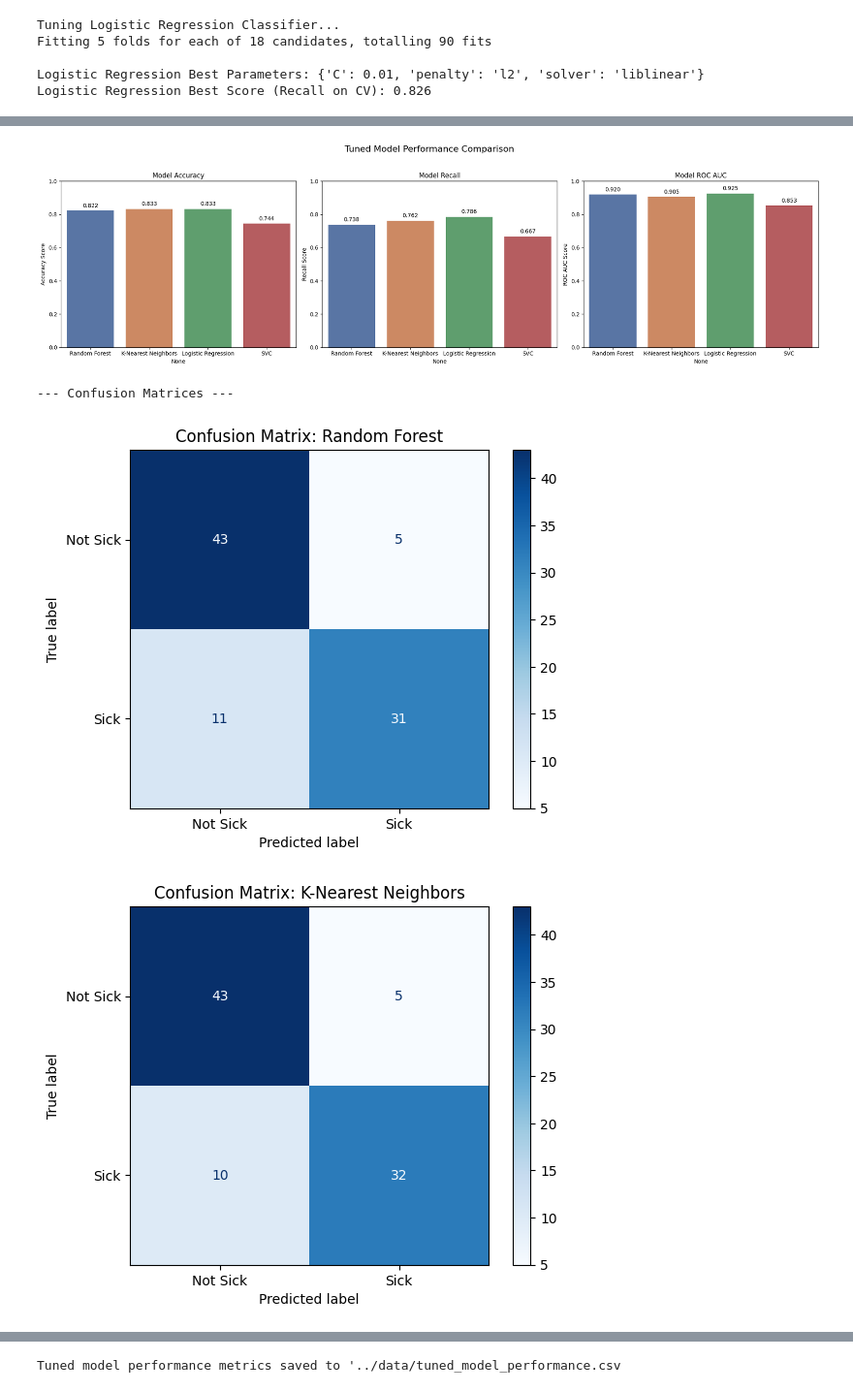
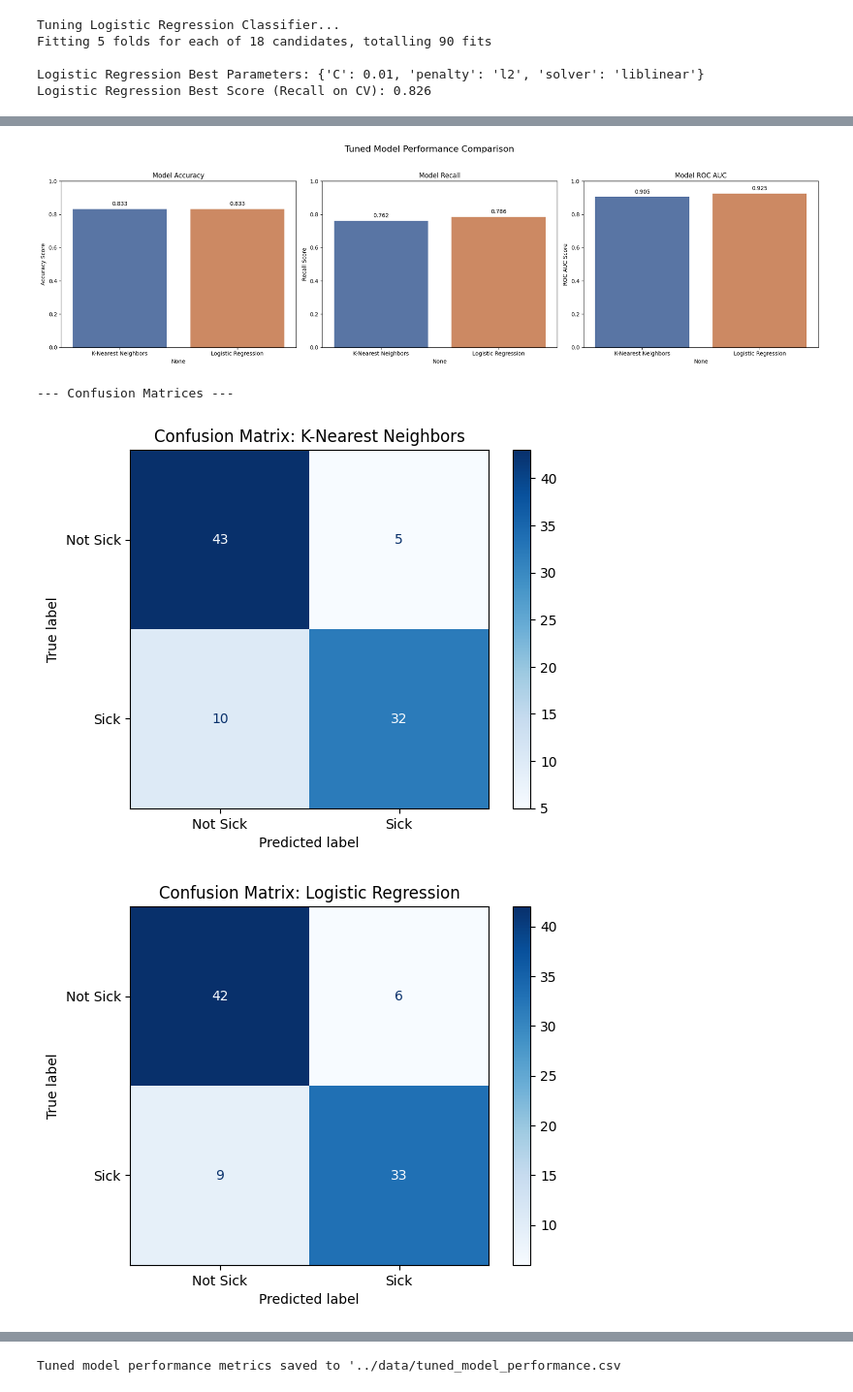
Before and after one commit to PaoloWalsh/medical-diagnosis-aid, a Jupyter notebook: notebooks/heart-data-machine-learning.ipynb, the cells around one changed output, grey strips where cells are left out. Shown at 97% size. Cells and saved outputs as stored; diff of their text form; code cells hidden in the pictures.

Commit message:
remove unused models

```diff
--- a/notebooks/heart-data-machine-learning.ipynb
+++ b/notebooks/heart-data-machine-learning.ipynb
@@ -155,27 +155,15 @@ X_test_scaled_df = pd.DataFrame(X_test_scaled, columns=X_test.columns, index=X_t
 # %% [markdown]
 We will train several classification models: RandomForestClassifier (scale-insensitive), KNeighborsClassifier, LogisticRegression, and Support Vector Classifier (SVC) (scale-sensitive).
 # %%
-# 1. Random Forest Classifier (Scale-Insensitive)
-print("Training Random Forest Classifier...")
-forest = RandomForestClassifier(random_state=42) # Add random_state for reproducibility
-forest.fit(X_train, y_train)
-print("Random Forest Classifier trained.")
-
-# 2. K-Nearest Neighbors Classifier (Scale-Sensitive)
+# 1. K-Nearest Neighbors Classifier (Scale-Sensitive)
 print("\nTraining K-Nearest Neighbors Classifier...")
 knn = KNeighborsClassifier()
 knn.fit(X_train_scaled, y_train)
 print("K-Nearest Neighbors Classifier trained.")
 
-# 3. Logistic Regression (Scale-Sensitive)
+# 2. Logistic Regression (Scale-Sensitive)
 print("\nTraining Logistic Regression...")
 log = LogisticRegression(random_state=42, solver='liblinear') # Add random_state and solver
 log.fit(X_train_scaled, y_train)
 print("Logistic Regression trained.")
-
-# 4. Support Vector Classifier (SVC) (Scale-Sensitive)
-print("\nTraining Support Vector Classifier...")
-svc = SVC(random_state=42, probability=True) # probability=True for ROC AUC later
-svc.fit(X_train_scaled, y_train)
-print("Support Vector Classifier trained.")
 # %% [output]
@@ -228,20 +198,2 @@ Support Vector Classifier Recall: 0.643
 # %% [markdown]
 ## Hyperparameter Tuning with GridSearchCV
-# %%
-# Random Forest tuning
-print("\nTuning Random Forest Classifier...")
-rf_params = {
-    'n_estimators': [100, 200, 300],
-    'max_depth': [3, 5, 10, None],
-    'min_samples_split': [2, 5, 10],
-    'min_samples_leaf': [1, 2, 4]
-}
-
-# Using 'recall' as the scoring metric for medical diagnosis, as minimizing false negatives is often crucial.
-# If you want to optimize for overall accuracy, keep 'accuracy'.
-rf_grid = GridSearchCV(RandomForestClassifier(random_state=42), rf_params, cv=5, scoring='recall', n_jobs=-1, verbose=1)
-rf_grid.fit(X_train, y_train)
-
-print("\nRandom Forest Best Parameters:", rf_grid.best_params_)
-print(f"Random Forest Best Score (Recall on CV):  {rf_grid.best_score_:.3f}")
-best_forest_model = rf_grid.best_estimator_
@@ -334,10 +259,8 @@ from sklearn.metrics import recall_score, accuracy_score, roc_auc_score, confusi
 
 # Define the models and their corresponding test data
 models = {
-    "Random Forest": {"model": best_forest_model, "X_test": X_test},
     "K-Nearest Neighbors": {"model": best_knn_model, "X_test": X_test_scaled},
     "Logistic Regression": {"model": best_log_model, "X_test": X_test_scaled},
-    "SVC": {"model": best_svc_model, "X_test": X_test_scaled}
 }
 
 # Dictionaries to store metrics
@@ -418,34 +341,34 @@ def plot_confusion_matrix(model, X_test_data, y_test_data, title):
     cm = confusion_matrix(y_test_data, y_pred)
 
     disp = ConfusionMatrixDisplay(confusion_matrix=cm, display_labels=['Not Sick', 'Sick'])
     disp.plot(cmap='Blues', values_format='d')
     plt.title(f'Confusion Matrix: {title}')
     plt.show()
 
 # Plot confusion matrices for each model
 print("\n--- Confusion Matrices ---")
 for name, data in models.items():
     plot_confusion_matrix(data["model"], data["X_test"], y_test, name)
 
 # ### 10.3 Combined Performance Table
 
 # Create a DataFrame to summarize all metrics
 performance_df = pd.DataFrame({
     'Accuracy': accuracy_series,
     'Recall': recall_series,
     'ROC AUC': roc_auc_series
 })
 
 print("\n--- Summary of Tuned Model Performance on Test Set ---")
 print(performance_df.round(3))
 
 # Highlight the best recall score (or other preferred metric)
 print("\nModel with Highest Recall:")
 print(performance_df['Recall'].idxmax(), f"({performance_df['Recall'].max():.3f})")
 
 # %%
 # %% [output]
-[figure, old version]
+[figure, new version]
 --- Confusion Matrices ---
-[figure, old version]
+[figure, new version]
-[figure, old version]
+[figure, new version]
```
Also changed, not shown: parts of 11 cells of this notebook, 2 other files.
